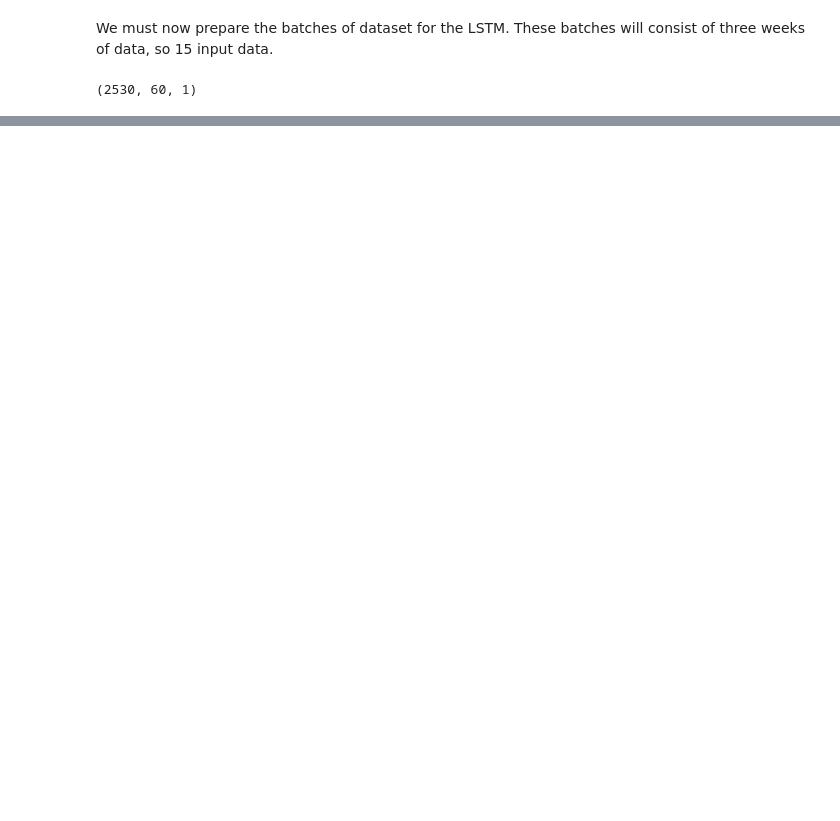
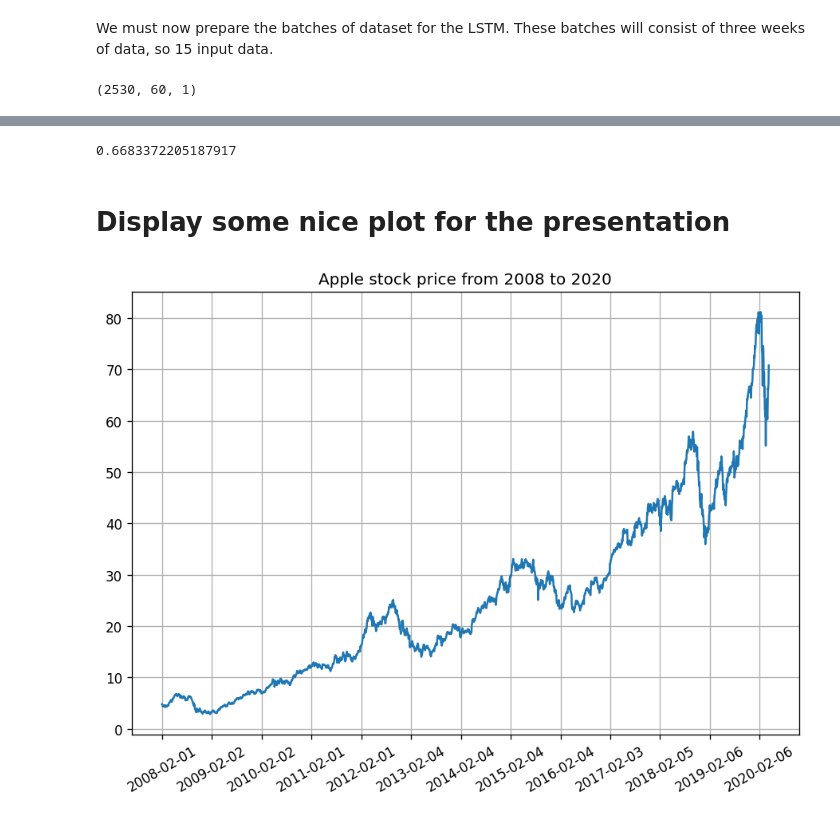
Before and after one commit to killianvervelle/Financial-Forecasting-with-Timeseries, a Jupyter notebook: LSTM.ipynb, the cells around one changed output, grey strips where cells are left out. Saved outputs shown, nothing was run; the diff lists cells and outputs as text; code cells hidden in the pictures; blank space fills up the shorter version.

```diff
--- a/LSTM.ipynb
+++ b/LSTM.ipynb
@@ -262,0 +271,17 @@ plt.show()
+# %%
+from sklearn.metrics import mean_squared_error
+# truth.tolist()
+mean_squared_error(truth.tolist()[:-1],predictions.tolist())
+# %% [output]
+0.6683372205187917
+# %% [markdown]
+# Display some nice plot for the presentation
+# %%
+plt.figure(figsize=(9, 6))
+plt.title('Apple stock price from 2008 to 2020')
+plt.grid(True)
+plt.xticks(np.arange(0, len(mid_prices), step=252), rotation=30)
+plt.plot(mid_prices)
+plt.show()
+# %% [output]
+[figure, added]
```
Also changed, not shown: parts of 8 cells of this notebook, 1 other file.
